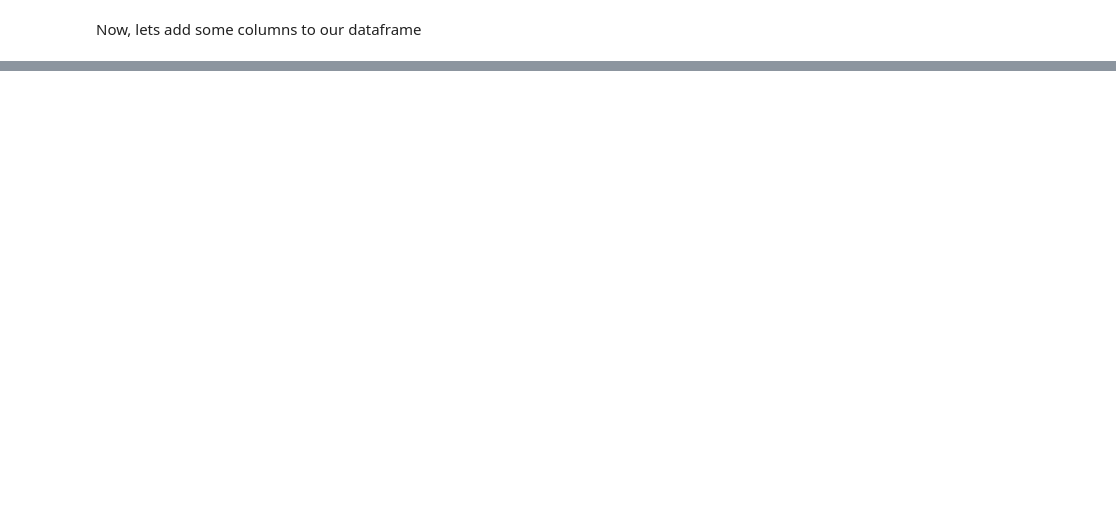
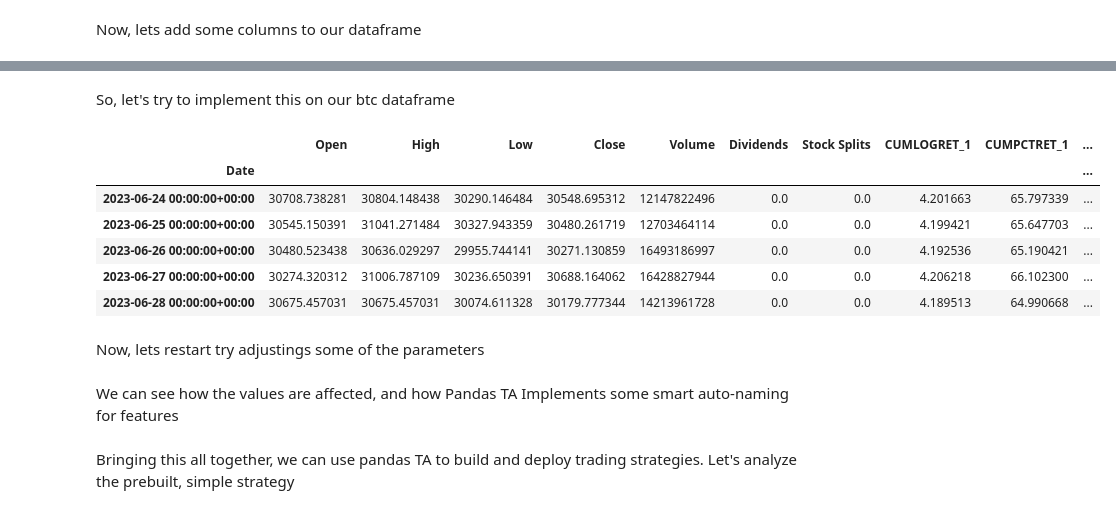
Before and after one commit to CoalMiner122113/stockBot, a Jupyter notebook: dataPlayground.ipynb, the cells around one changed output, grey strips where cells are left out. Cells and saved outputs as stored; diff of their text form; code cells hidden in the pictures; blank space fills up the shorter version.

```diff
--- a/dataPlayground.ipynb
+++ b/dataPlayground.ipynb
@@ -126,0 +150,15 @@ df.tail(20)
+# %% [markdown]
+So, let's try to implement this on our btc dataframe
+# %%
+df.ta.willr(append=True)
+df.tail(5)
+# %% [output]
+|  | Open | High | Low | Close | Volume | Dividends | Stock Splits | CUMLOGRET_1 | CUMPCTRET_1 | ... |
+| Date |  |  |  |  |  |  |  |  |  | ... |
+| 2023-06-24 00:00:00+00:00 | 30708.738281 | 30804.148438 | 30290.146484 | 30548.695312 | 12147822496 | 0.0 | 0.0 | 4.201663 | 65.797339 | ... |
+| 2023-06-25 00:00:00+00:00 | 30545.150391 | 31041.271484 | 30327.943359 | 30480.261719 | 12703464114 | 0.0 | 0.0 | 4.199421 | 65.647703 | ... |
+| 2023-06-26 00:00:00+00:00 | 30480.523438 | 30636.029297 | 29955.744141 | 30271.130859 | 16493186997 | 0.0 | 0.0 | 4.192536 | 65.190421 | ... |
+| 2023-06-27 00:00:00+00:00 | 30274.320312 | 31006.787109 | 30236.650391 | 30688.164062 | 16428827944 | 0.0 | 0.0 | 4.206218 | 66.102300 | ... |
+| 2023-06-28 00:00:00+00:00 | 30675.457031 | 30675.457031 | 30074.611328 | 30179.777344 | 14213961728 | 0.0 | 0.0 | 4.189513 | 64.990668 | ... |
+# %% [markdown]
+Now, lets restart try adjustings some of the parameters
@@ -126,0 +169,4 @@ df.tail(20)
+# %% [markdown]
+We can see how the values are affected, and how Pandas TA Implements some smart auto-naming for features
+# %% [markdown]
+Bringing this all together, we can use pandas TA to build and deploy trading strategies. Let's analyze the prebuilt, simple strategy
```
Also changed, not shown: parts of 24 cells of this notebook, 2 other files.
